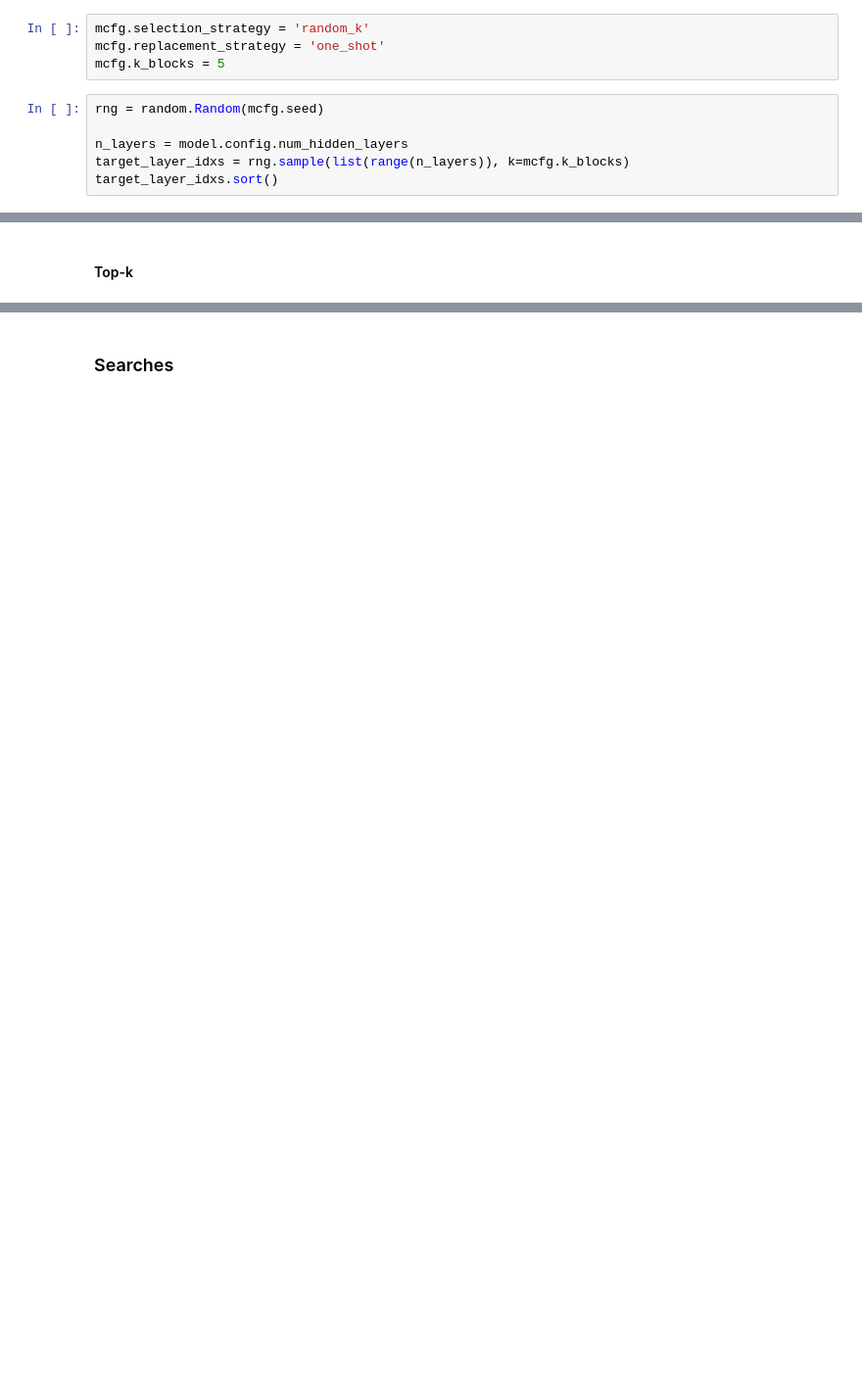
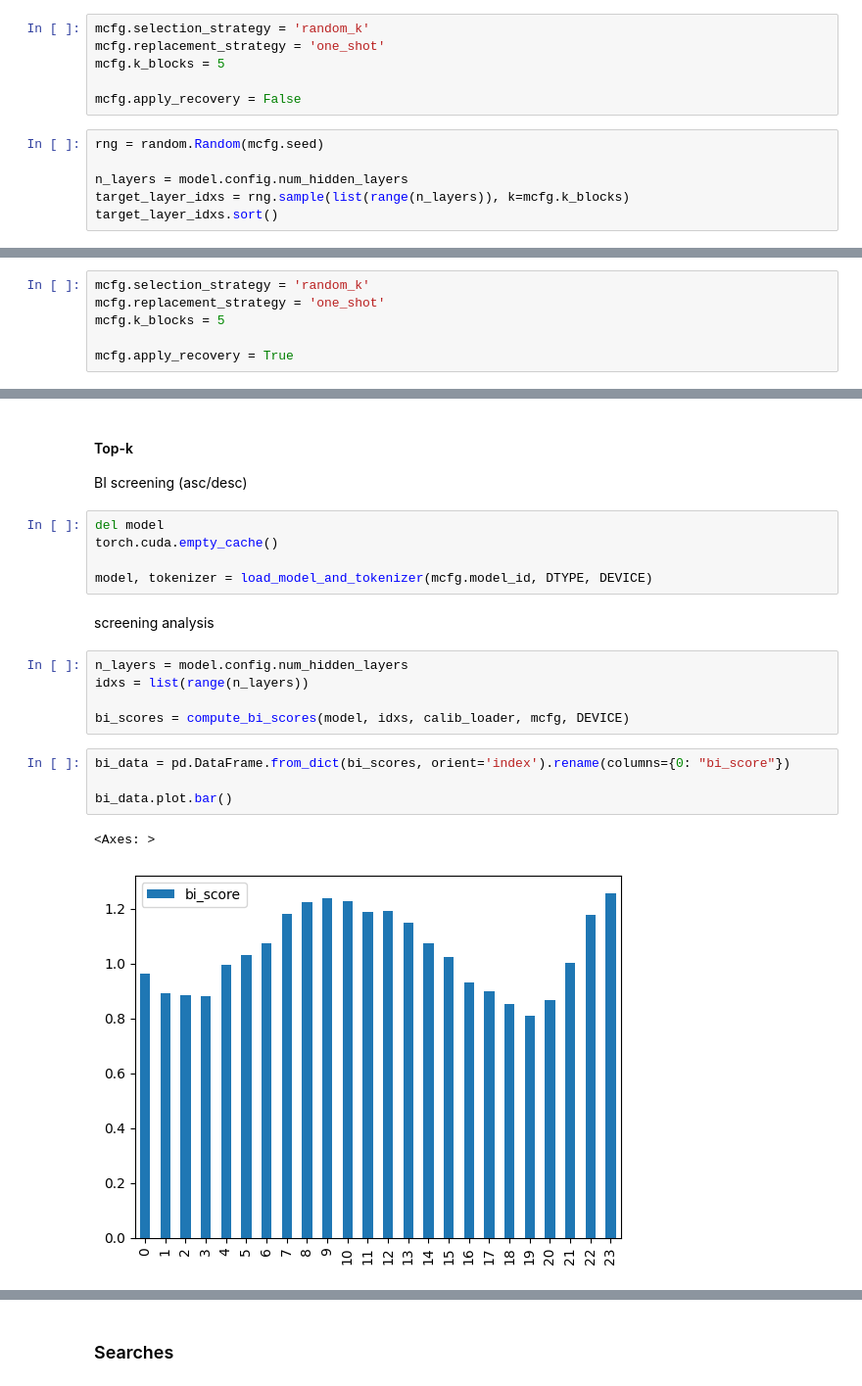
Before and after one commit to Sammuel21/diploma-thesis-block-replacement, a Jupyter notebook: notebooks/mvp/multi-block-replacement.ipynb, the cells around one changed output, grey strips where cells are left out. Shown at 98% size. Cells and saved outputs as stored; diff of their text form; blank space fills up the shorter version.

```diff
--- a/notebooks/mvp/multi-block-replacement.ipynb
+++ b/notebooks/mvp/multi-block-replacement.ipynb
@@ -388,6 +480,8 @@ We have taken inspiration from the source papers (Minitron Compact Language Mode
 mcfg.selection_strategy = 'random_k'
 mcfg.replacement_strategy = 'one_shot'
 mcfg.k_blocks = 5
+
+mcfg.apply_recovery = False
 # %%
 rng = random.Random(mcfg.seed)
 
@@ -422,0 +552,6 @@ DEVICE
+# %%
+mcfg.selection_strategy = 'random_k'
+mcfg.replacement_strategy = 'one_shot'
+mcfg.k_blocks = 5
+
+mcfg.apply_recovery = True
@@ -423,2 +619,23 @@ DEVICE
 # %% [markdown]
 #### Top-k
+
+BI screening (asc/desc)
+# %%
+del model
+torch.cuda.empty_cache()
+
+model, tokenizer = load_model_and_tokenizer(mcfg.model_id, DTYPE, DEVICE)
+# %% [markdown]
+screening analysis
+# %%
+n_layers = model.config.num_hidden_layers
+idxs = list(range(n_layers))
+
+bi_scores = compute_bi_scores(model, idxs, calib_loader, mcfg, DEVICE)
+# %%
+bi_data = pd.DataFrame.from_dict(bi_scores, orient='index').rename(columns={0: "bi_score"})
+
+bi_data.plot.bar()
+# %% [output]
+<Axes: >
+[figure, added]
```
Also changed, not shown: parts of 52 cells of this notebook, 5 other files.
